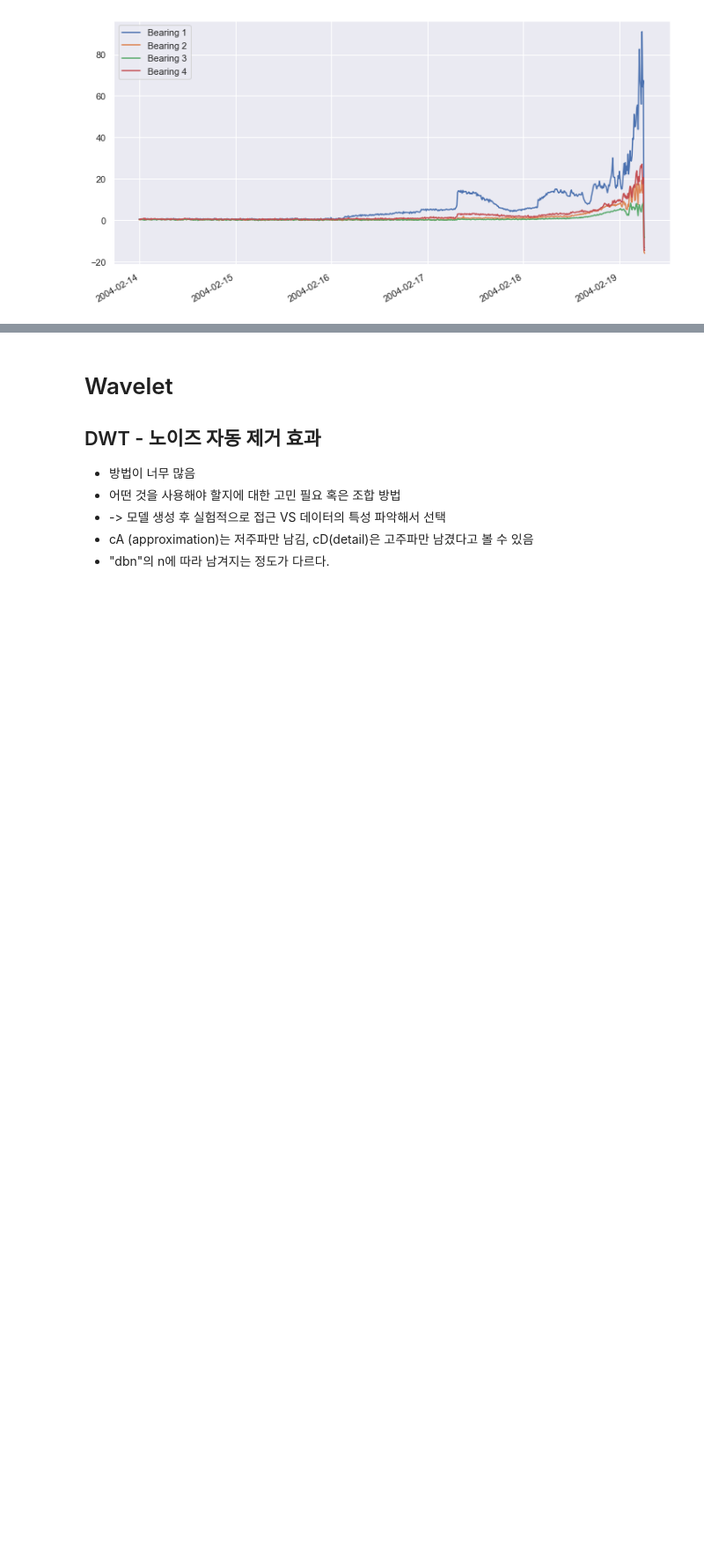
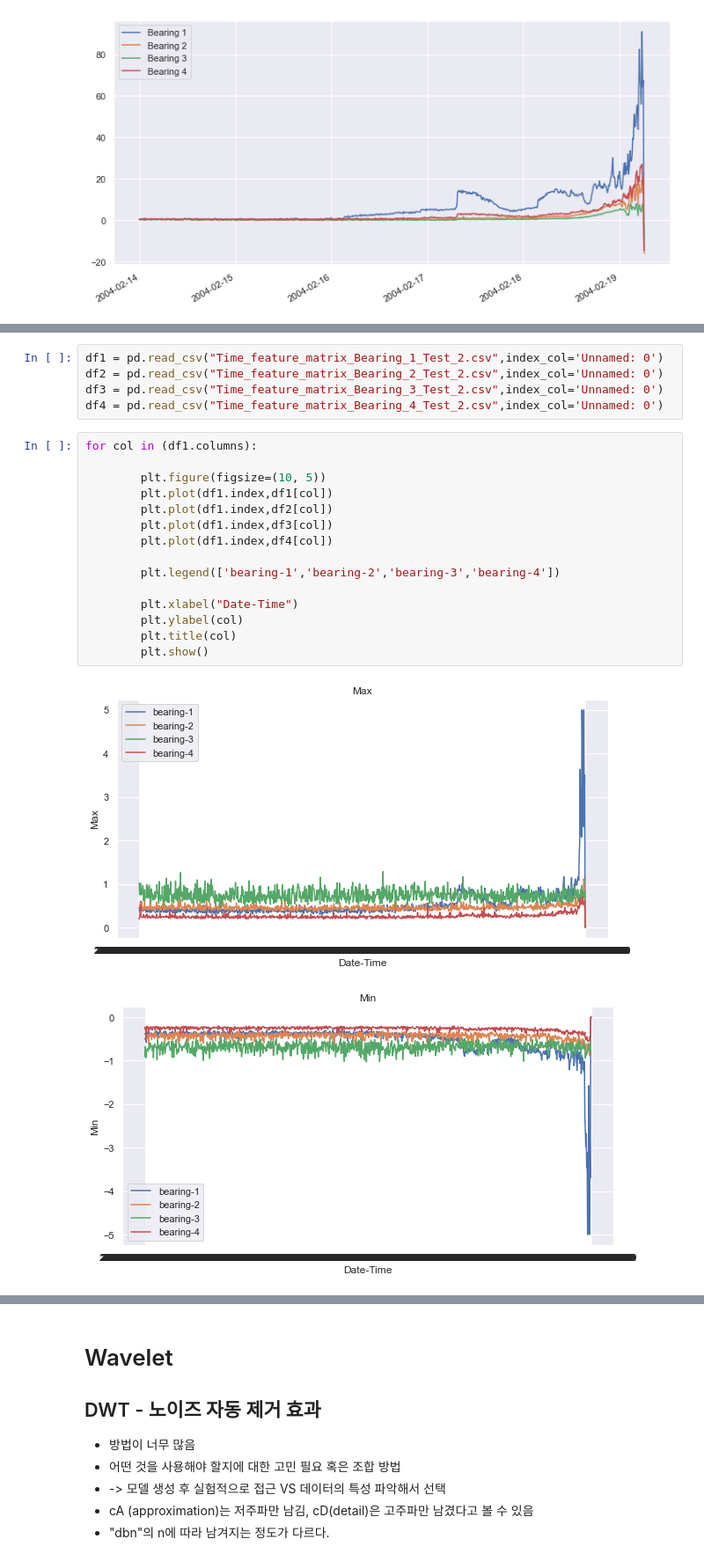
Before and after one commit to hyeonggulim/skt_ai_fellowship, a Jupyter notebook: EDA (NASA Bearing).ipynb, the cells around one changed output, grey strips where cells are left out. Shown at 88% size. Drawn from its saved outputs; the diff is of its cells as text; blank space fills up the shorter version.

```diff
--- a/EDA.ipynb
+++ b/EDA (NASA Bearing).ipynb
@@ -118,0 +251,23 @@ X_test.plot(figsize = (12,6))
+# %%
+df1 = pd.read_csv("Time_feature_matrix_Bearing_1_Test_2.csv",index_col='Unnamed: 0')
+df2 = pd.read_csv("Time_feature_matrix_Bearing_2_Test_2.csv",index_col='Unnamed: 0')
+df3 = pd.read_csv("Time_feature_matrix_Bearing_3_Test_2.csv",index_col='Unnamed: 0')
+df4 = pd.read_csv("Time_feature_matrix_Bearing_4_Test_2.csv",index_col='Unnamed: 0')
+# %%
+for col in (df1.columns):
+
+        plt.figure(figsize=(10, 5))
+        plt.plot(df1.index,df1[col])
+        plt.plot(df1.index,df2[col])
+        plt.plot(df1.index,df3[col])
+        plt.plot(df1.index,df4[col])
+
+        plt.legend(['bearing-1','bearing-2','bearing-3','bearing-4'])
+
+        plt.xlabel("Date-Time")
+        plt.ylabel(col)
+        plt.title(col)
+        plt.show()
+# %% [output]
+[figure, added]
+[figure, added]
```
Also changed, not shown: parts of 9 cells of this notebook.
